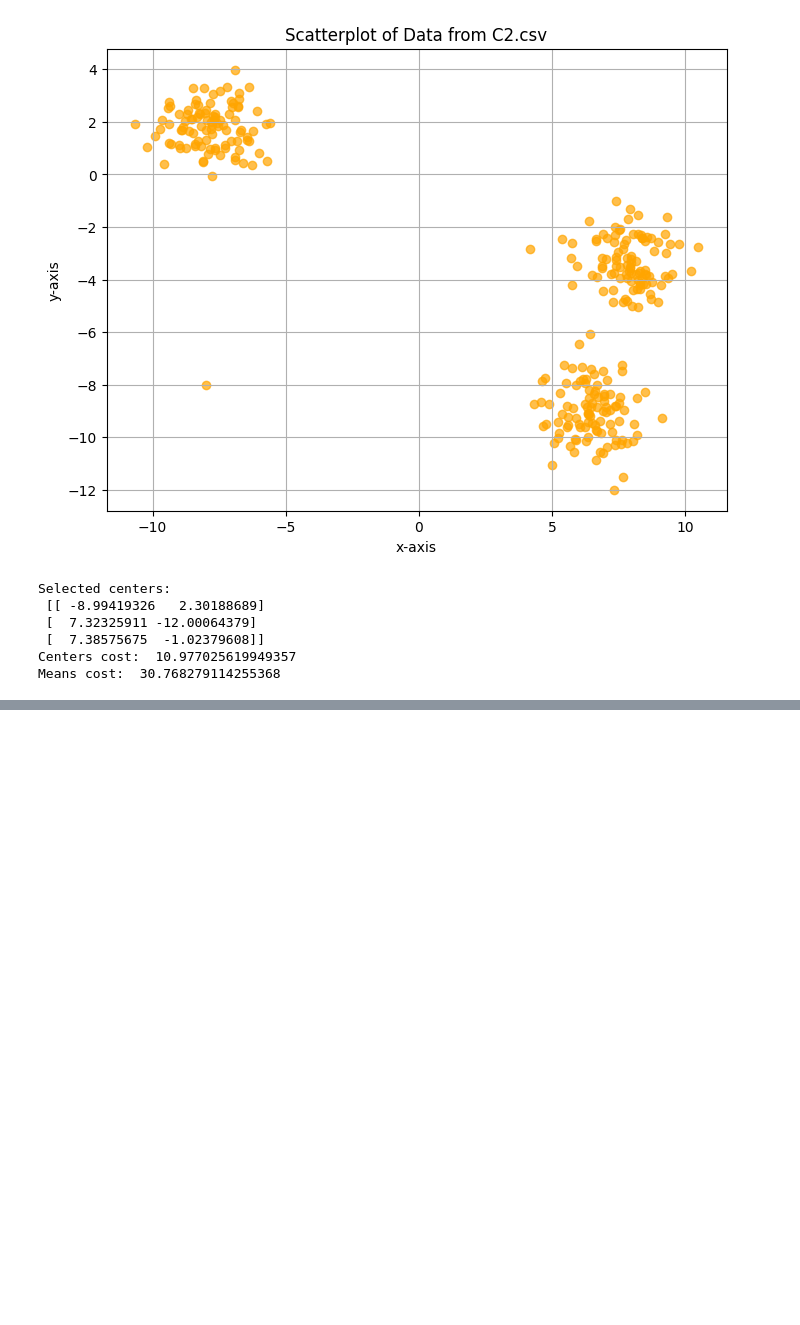
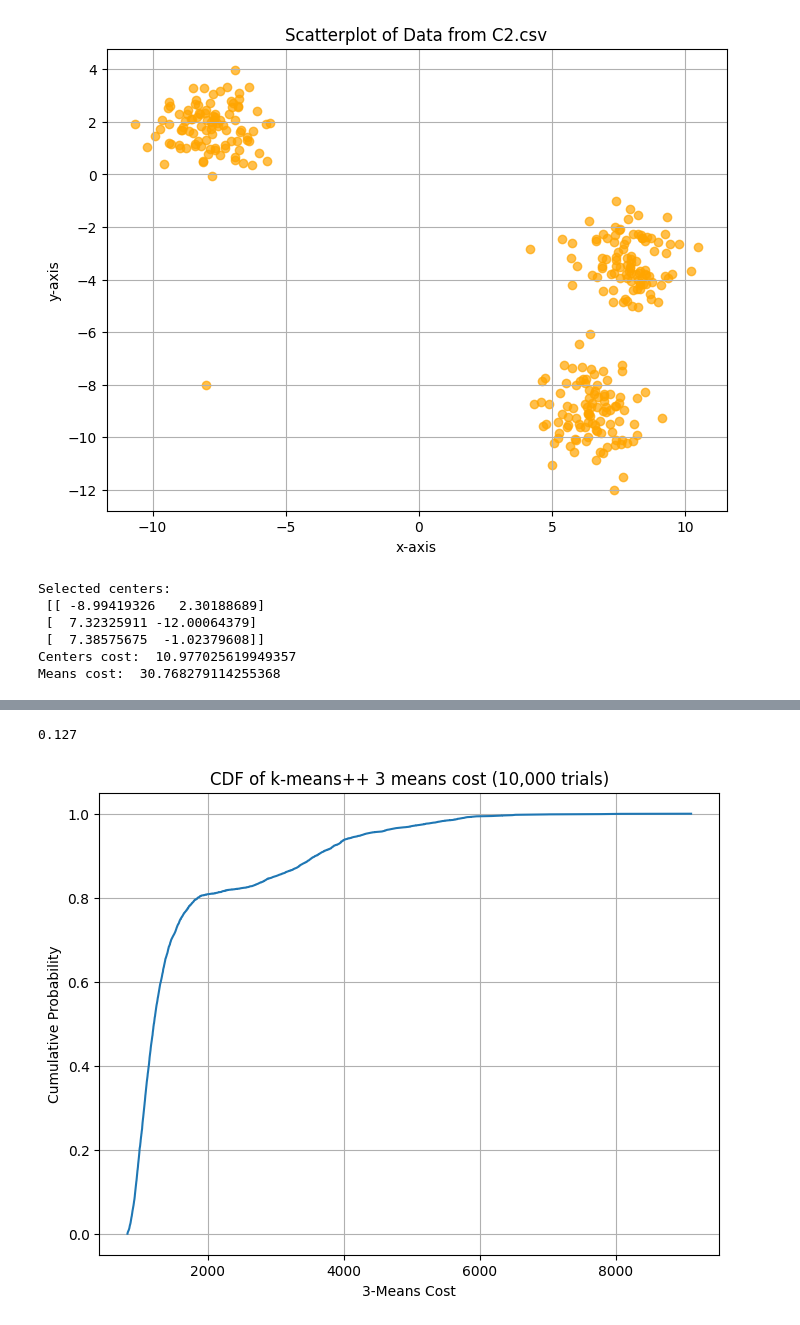
Before and after one commit to jacksonswitzer/data_mining_assignment_3_clustering, a Jupyter notebook: Code.ipynb, the cells around one changed output, grey strips where cells are left out. Saved outputs shown, nothing was run; the diff lists cells and outputs as text; code cells hidden in the pictures; blank space fills up the shorter version.

```diff
--- a/Code.ipynb
+++ b/Code.ipynb
@@ -206,0 +247,46 @@ plt.show()
+# %%
+X = d[['x', 'y']].values
+first_center = X[0]
+num_trials = 10000
+
+# Run trials - make sure you run the gonzalez algorithm above first so you can compare the chosen centers
+costs = []
+kmeans_centers_list = []
+same_as_gonzalez = []
+for _ in range(num_trials):
+    kpp_centers = run_kmeans_plus_plus(X, k=3, s1=first_center)
+    cost = compute_cost(X, kpp_centers)
+    kpp_cluster_assignments, _ = pairwise_distances_argmin_min(X, np.array(kpp_centers))
+    comp_with_gonzalez = np.array_equal(gonz_cluster_assignments, kpp_cluster_assignments)
+
+    # cluster 0 will always be the same, since we've set both up to start with the first point in the dataset, but Gonzalez's 1 could be KPP's 2 and vice versa. So we have to switch the 1s and the 2s in the KPP cluster assignments and compare it to Gonzalez that way too.
+    renumbered = kpp_cluster_assignments
+    renumbered[renumbered == 1] = -1
+    renumbered[renumbered == 2] = 1
+    renumbered[renumbered == -1] = 2
+    comp_with_gonzalez_alt = np.array_equal(gonz_cluster_assignments, renumbered)
+
+    comp_with_gonzalez |= comp_with_gonzalez_alt
+
+    costs.append(cost)
+    kmeans_centers_list.append(kpp_centers)
+    same_as_gonzalez.append(comp_with_gonzalez)
+
+frac_same_as_gonzalez = sum(same_as_gonzalez)/len(same_as_gonzalez)
+print(frac_same_as_gonzalez)
+# %% [output]
+0.127
+# %%
+# Plot CDF of 3-means cost
+sorted_costs = np.sort(costs)
+cdf = np.arange(1, len(sorted_costs)+1) / len(sorted_costs)
+
+plt.figure(figsize=(8, 6))
+plt.plot(sorted_costs, cdf)
+plt.xlabel("3-Means Cost")
+plt.ylabel("Cumulative Probability")
+plt.title("CDF of k-means++ 3 means cost (10,000 trials)")
+plt.grid(True)
+plt.show()
+# %% [output]
+[figure, added]
```
Also changed, not shown: parts of 5 cells of this notebook.
